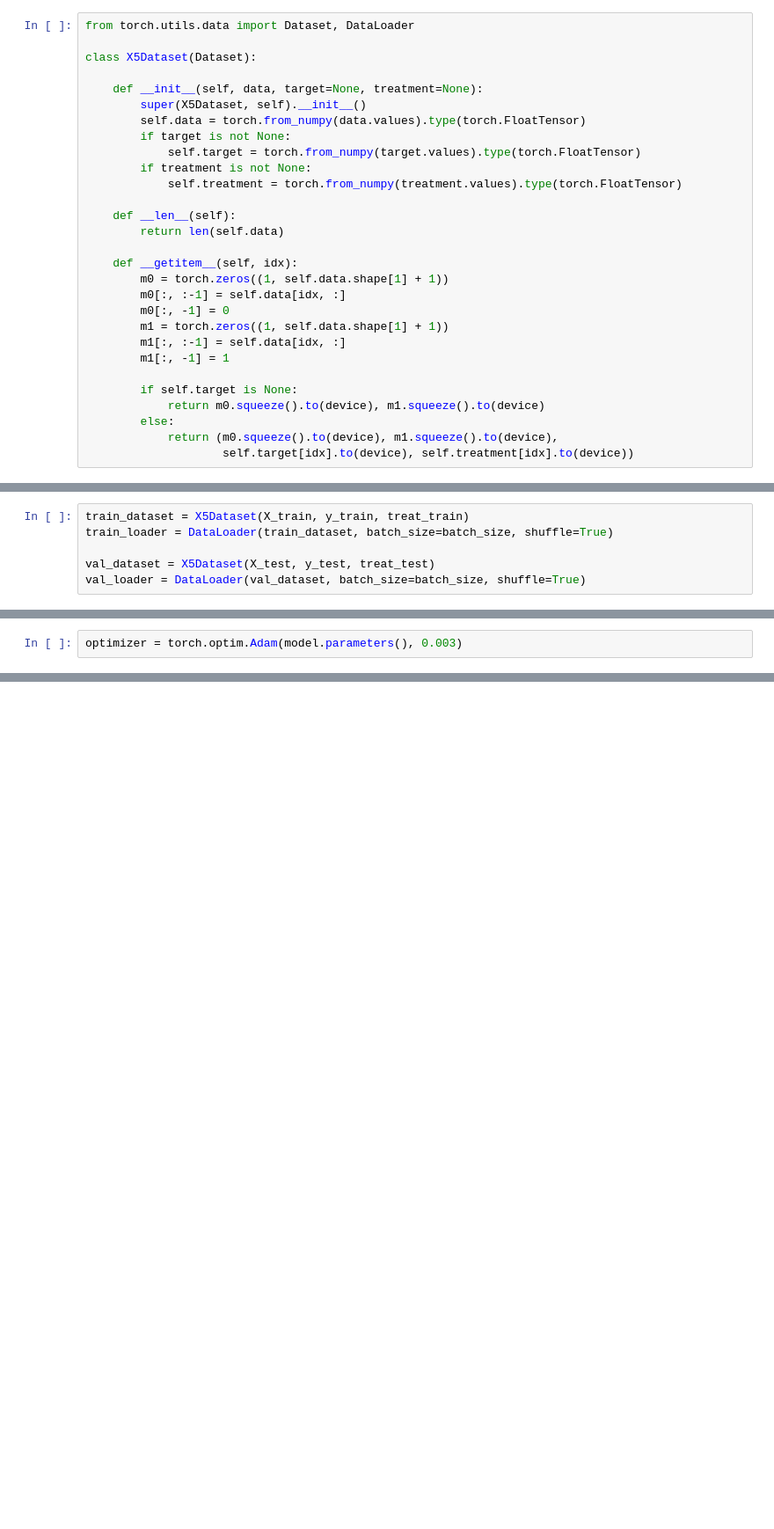
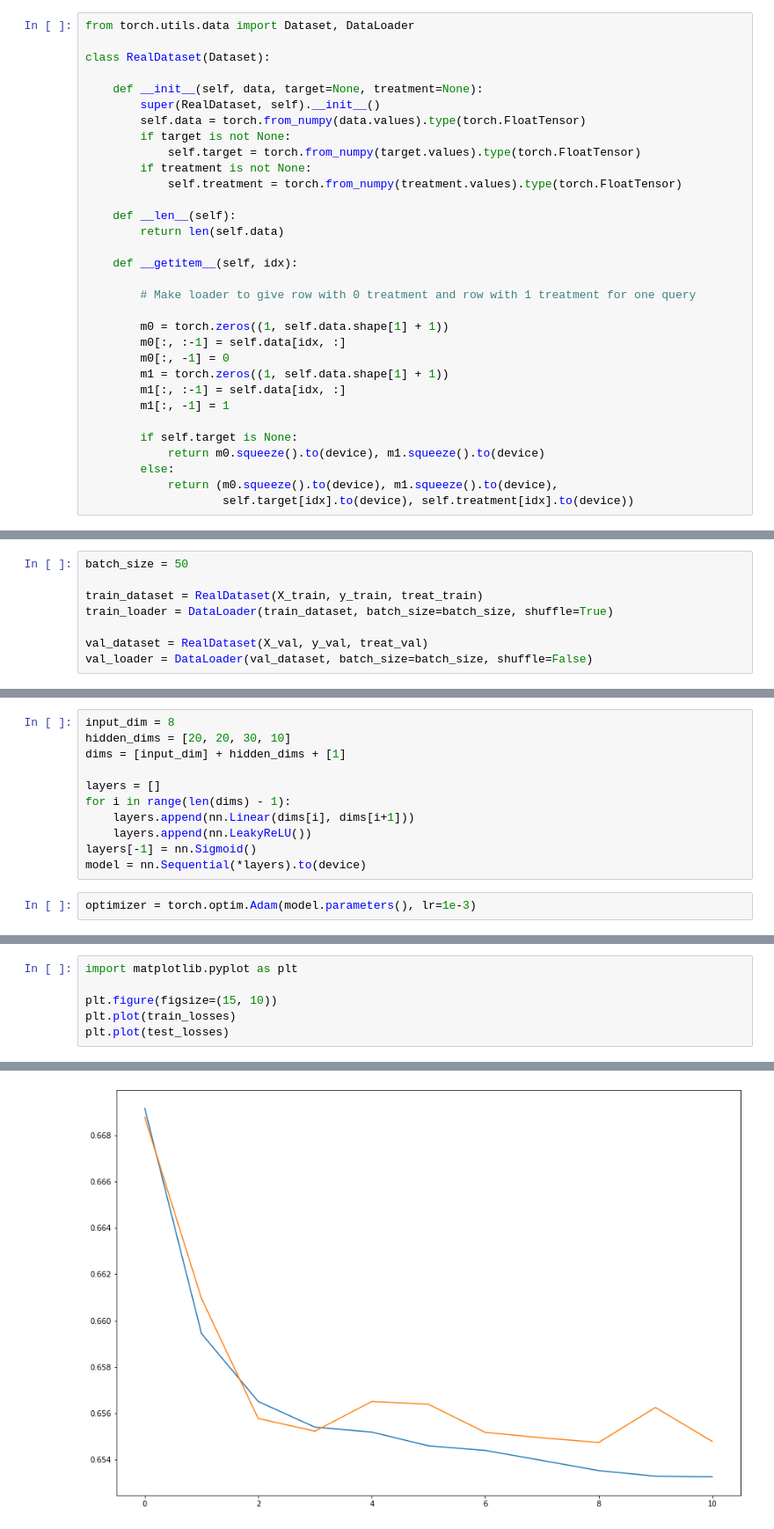
Before and after one commit to Arioll/Uplift-modeling, a Jupyter notebook: SMITE_new_loss.ipynb, the cells around one changed output, grey strips where cells are left out. Shown at 88% size. Saved outputs shown, nothing was run; the diff lists cells and outputs as text; blank space fills up the shorter version.

```diff
--- a/SMITE_new_loss.ipynb
+++ b/SMITE_new_loss.ipynb
@@ -80,10 +64,10 @@ X_test.drop(['target_control'], axis=1, inplace=True)
 # %%
 from torch.utils.data import Dataset, DataLoader
 
-class X5Dataset(Dataset):
+class RealDataset(Dataset):
 
     def __init__(self, data, target=None, treatment=None):
-        super(X5Dataset, self).__init__()
+        super(RealDataset, self).__init__()
         self.data = torch.from_numpy(data.values).type(torch.FloatTensor)
         if target is not None:
             self.target = torch.from_numpy(target.values).type(torch.FloatTensor)
@@ -94,6 +78,9 @@ class X5Dataset(Dataset):
         return len(self.data)
 
     def __getitem__(self, idx):
+
+        # Make loader to give row with 0 treatment and row with 1 treatment for one query
+
         m0 = torch.zeros((1, self.data.shape[1] + 1))
         m0[:, :-1] = self.data[idx, :]
         m0[:, -1] = 0
@@ -109,6 +147,8 @@ class X5Dataset(Dataset):
 # %%
-train_dataset = X5Dataset(X_train, y_train, treat_train)
+batch_size = 50
+
+train_dataset = RealDataset(X_train, y_train, treat_train)
 train_loader = DataLoader(train_dataset, batch_size=batch_size, shuffle=True)
 
-val_dataset = X5Dataset(X_test, y_test, treat_test)
-val_loader = DataLoader(val_dataset, batch_size=batch_size, shuffle=True)
+val_dataset = RealDataset(X_val, y_val, treat_val)
+val_loader = DataLoader(val_dataset, batch_size=batch_size, shuffle=False)
@@ -161,3 +155,14 @@ model = nn.Sequential(*layers).to(device)
+# %%
+input_dim = 8
+hidden_dims = [20, 20, 30, 10]
+dims = [input_dim] + hidden_dims + [1]
+
+layers = []
+for i in range(len(dims) - 1):
+    layers.append(nn.Linear(dims[i], dims[i+1]))
+    layers.append(nn.LeakyReLU())
+layers[-1] = nn.Sigmoid()
+model = nn.Sequential(*layers).to(device)
 # %%
-optimizer = torch.optim.Adam(model.parameters(), 0.003)
+optimizer = torch.optim.Adam(model.parameters(), lr=1e-3)
 # %%
@@ -231,0 +232,7 @@ plot_qini_curve(y_true=y_test, uplift=uplift, treatment=treat_test, negative_eff
+# %%
+import matplotlib.pyplot as plt
+
+plt.figure(figsize=(15, 10))
+plt.plot(train_losses)
+plt.plot(test_losses)
+# %% [output]
@@ -231,0 +240 @@ plot_qini_curve(y_true=y_test, uplift=uplift, treatment=treat_test, negative_eff
+[figure, added]
```
Also changed, not shown: parts of 40 cells of this notebook.
